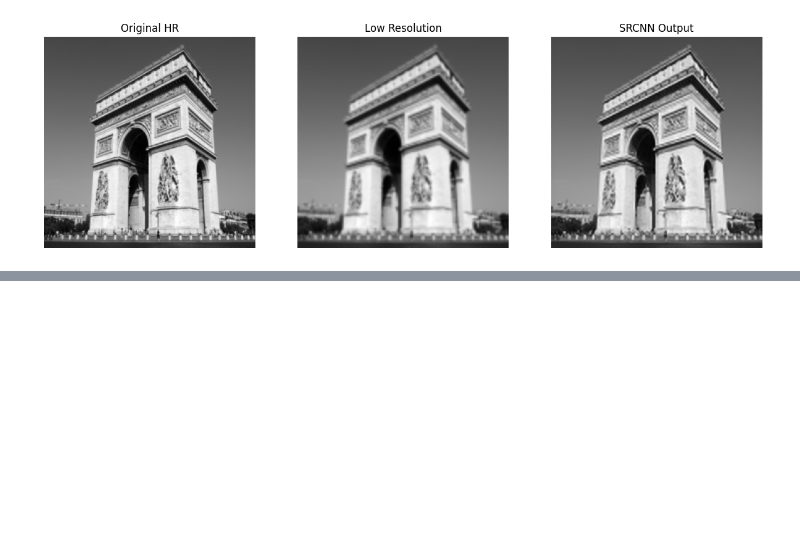
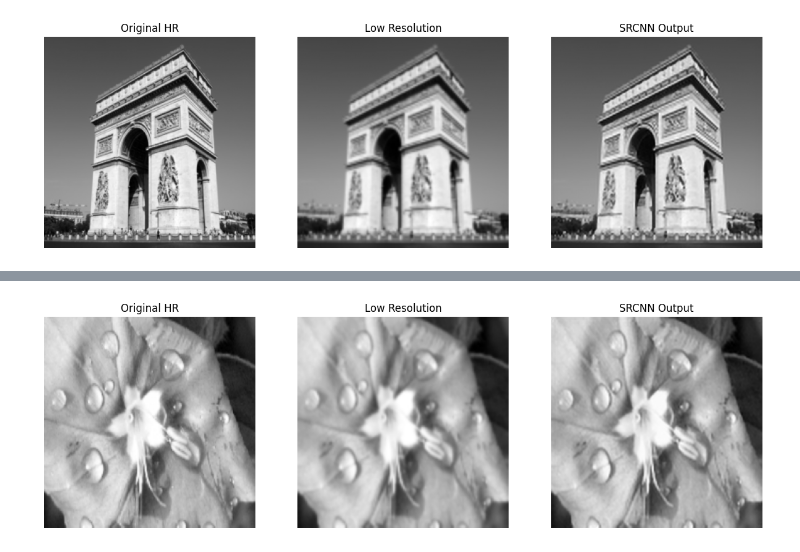
Before and after one commit to ZahraBehzad/learn-CNN, a Jupyter notebook: basicCNN.ipynb, the cells around one changed output, grey strips where cells are left out. Saved outputs shown, nothing was run; the diff lists cells and outputs as text; code cells hidden in the pictures; blank space fills up the shorter version.

```diff
--- a/basicCNN.ipynb
+++ b/basicCNN.ipynb
@@ -471,0 +464,98 @@ This code creates a simple SRCNN model whose goal is to enhance image quality. B
+# %%
+import os
+import numpy as np
+import matplotlib.pyplot as plt
+from skimage import io, color, transform
+from skimage.metrics import peak_signal_noise_ratio as psnr, structural_similarity as ssim
+import tensorflow as tf
+from tensorflow.keras import layers, models
+from glob import glob
+
+# دانلود دیتاست 91-Image (
+# فرض: شما دیتاست را آپلود کردی و در پوشه '91images' داری
+
+# تعریف آماده‌سازی تصویر Low-Resolution
+def prepare_lr(img, scale=2):
+    img = color.rgb2ycbcr(img)[:, :, 0]
+    img = transform.resize(img, (img.shape[0]//scale, img.shape[1]//scale), anti_aliasing=True)
+    img = transform.resize(img, (img.shape[0]*scale, img.shape[1]*scale), anti_aliasing=True)
+    return img
+
+# بارگذاری همه تصاویر
+def load_images(path):
+    files = glob(os.path.join(path, '*.bmp')) + glob(os.path.join(path, '*.png')) + glob(os.path.join(path, '*.jpg'))
+    images = []
+    for file in files:
+        img = io.imread(file)
+        img = transform.resize(img, (256, 256), anti_aliasing=True)
+        images.append(img)
+    return images
+
+dataset_path = '/content/drive/MyDrive/basicCNN/91images/'  # مسیر دیتاست
+images = load_images(dataset_path)
+
+
+# آماده‌سازی داده‌ها
+x_train = []
+y_train = []
+
+for img in images:
+    lr = prepare_lr(img)
+    hr = color.rgb2ycbcr(img)[:, :, 0]
+    x_train.append(lr)
+    y_train.append(hr)
+
+x_train = np.expand_dims(np.array(x_train), -1)
+y_train = np.expand_dims(np.array(y_train), -1)
+
+
+# ساخت مدل SRCNN
+model = models.Sequential([
+    layers.Input(shape=(None, None, 1)),
+
+    layers.Conv2D(64, (9,9), activation='relu', padding='same'),
+
+    layers.Conv2D(64, (3,3), activation='relu', padding='same'),
+    layers.Conv2D(64, (3,3), activation='relu', padding='same'),
+
+    layers.Conv2D(32, (5,5), activation='relu', padding='same'),
+
+    layers.Conv2D(1, (5,5), activation='linear', padding='same')
+])
+
+
+model.compile(optimizer='adam', loss='mse')
+
+# آموزش مدل
+model.fit(x_train, y_train, batch_size=4, epochs=100, verbose=2)
+
+# تست روی یک تصویر
+idx = np.random.randint(0, len(images))
+test_lr = np.expand_dims(prepare_lr(images[idx]), axis=(0, -1))
+test_hr = color.rgb2ycbcr(images[idx])[:, :, 0]
+
+predicted = model.predict(test_lr)[0, ..., 0]
+
+# محاسبه ارزیابی
+print("PSNR:", psnr(test_hr, predicted, data_range=1.0))
+print("SSIM:", ssim(test_hr, predicted, data_range=1.0))
+
+# نمایش نتایج
+plt.figure(figsize=(15,5))
+plt.subplot(1,3,1)
+plt.title('Original HR')
+plt.imshow(test_hr, cmap='gray')
+plt.axis('off')
+
+plt.subplot(1,3,2)
+plt.title('Low Resolution')
+plt.imshow(test_lr[0, ..., 0], cmap='gray')
+plt.axis('off')
+
+plt.subplot(1,3,3)
+plt.title('SRCNN Output')
+plt.imshow(predicted, cmap='gray')
+plt.axis('off')
+
+plt.show()
+# %% [output]
@@ -471,0 +579 @@ This code creates a simple SRCNN model whose goal is to enhance image quality. B
+[figure, added]
```
Also changed, not shown: parts of 25 cells of this notebook.
